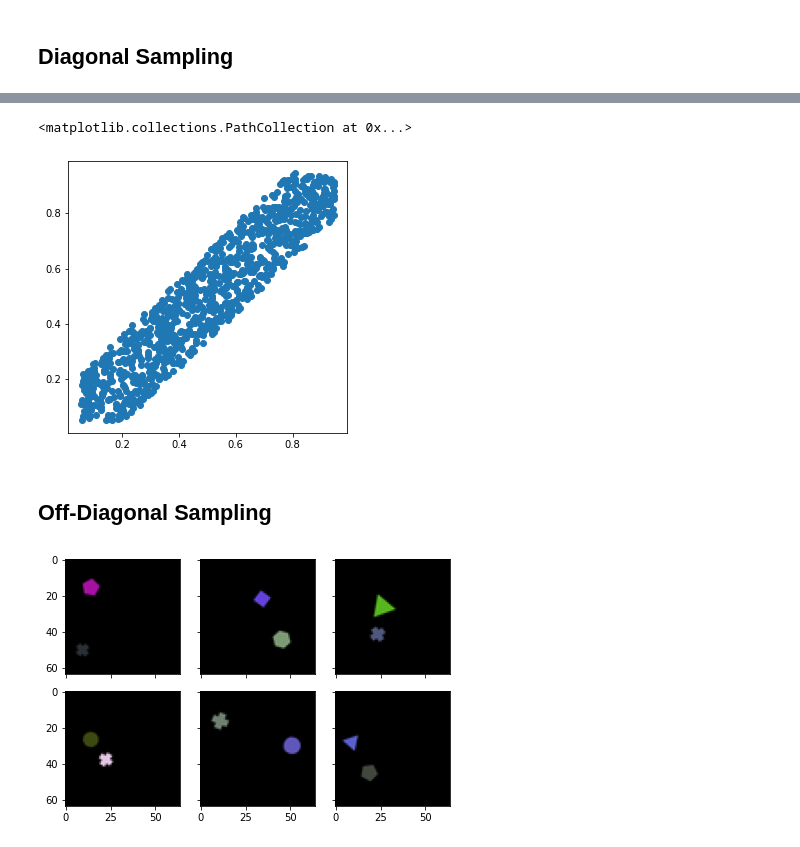
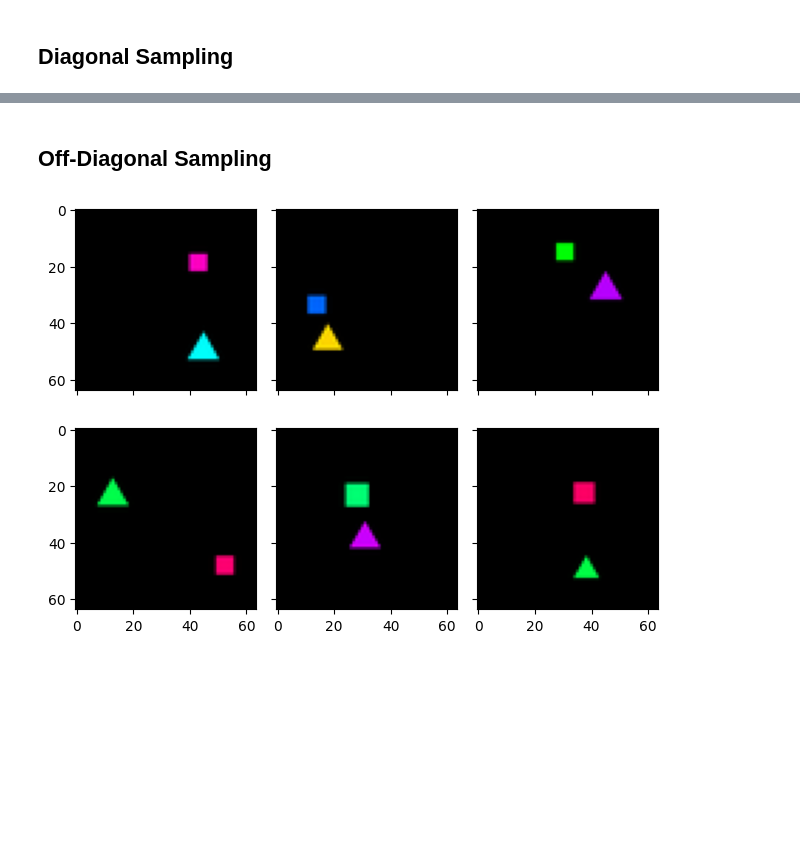
Before and after one commit to brendel-group/objects-compositional-generalization, a Jupyter notebook: notebooks/Sprite-World Dataset Example.ipynb, the cells around one changed output, grey strips where cells are left out. Saved outputs shown, nothing was run; the diff lists cells and outputs as text; code cells hidden in the pictures; blank space fills up the shorter version.

```diff
--- a/notebooks/Sprite-World Dataset Example.ipynb
+++ b/notebooks/Sprite-World Dataset Example.ipynb
@@ -15,5 +18,5 @@ from utils import *
 # %%
-default_cfg = config.SpriteWorldConfig()
+default_cfg = configs.SpriteWorldConfig()
 default_cfg
 # %% [output]
 SpriteWorldConfig(x=Range(min=0.1, max=0.9), y=Range(min=0.2, max=0.8), shape=['triangle', 'square'], scale=Range(min=0.09, max=0.22), angle=Range(min=0, max=0), c0=Range(min=0.05, max=0.95), c1=Range ...
@@ -30,5 +32,0 @@ plot_random_dataset_images(random_dataset)
-# %%
-n_samples = 1000
-n_slots = 3
-random_dataset = data.SpriteWorldDataset(n_samples, n_slots, default_cfg, sample_mode=sample_mode)
-plot_random_dataset_images(random_dataset)
@@ -59,17 +47,13 @@ for i in diagonal_dataset:
-# %%
-plt.figure(figsize=(5, 5))
-plt.scatter(obj_1, obj_2)
-# %% [output]
-<matplotlib.collections.PathCollection at 0x...>
-[figure, removed]
 # %% [markdown]
 ## Off-Diagonal Sampling
 # %%
 n_slots = 2
 sample_mode = "off_diagonal"
-delta = 0.2
+delta = 0.125
 
-off_diagonal_dataset = data.SpriteWorldDataset(n_samples, n_slots, default_cfg, sample_mode=sample_mode, delta=delta)
+off_diagonal_dataset = data.SpriteWorldDataset(
+    n_samples, n_slots, default_cfg, sample_mode=sample_mode, delta=delta
+)
 plot_random_dataset_images(off_diagonal_dataset)
 # %% [output]
-[figure, old version]
+[figure, new version]
```
Also changed, not shown: parts of 8 cells of this notebook, 1 other file.
